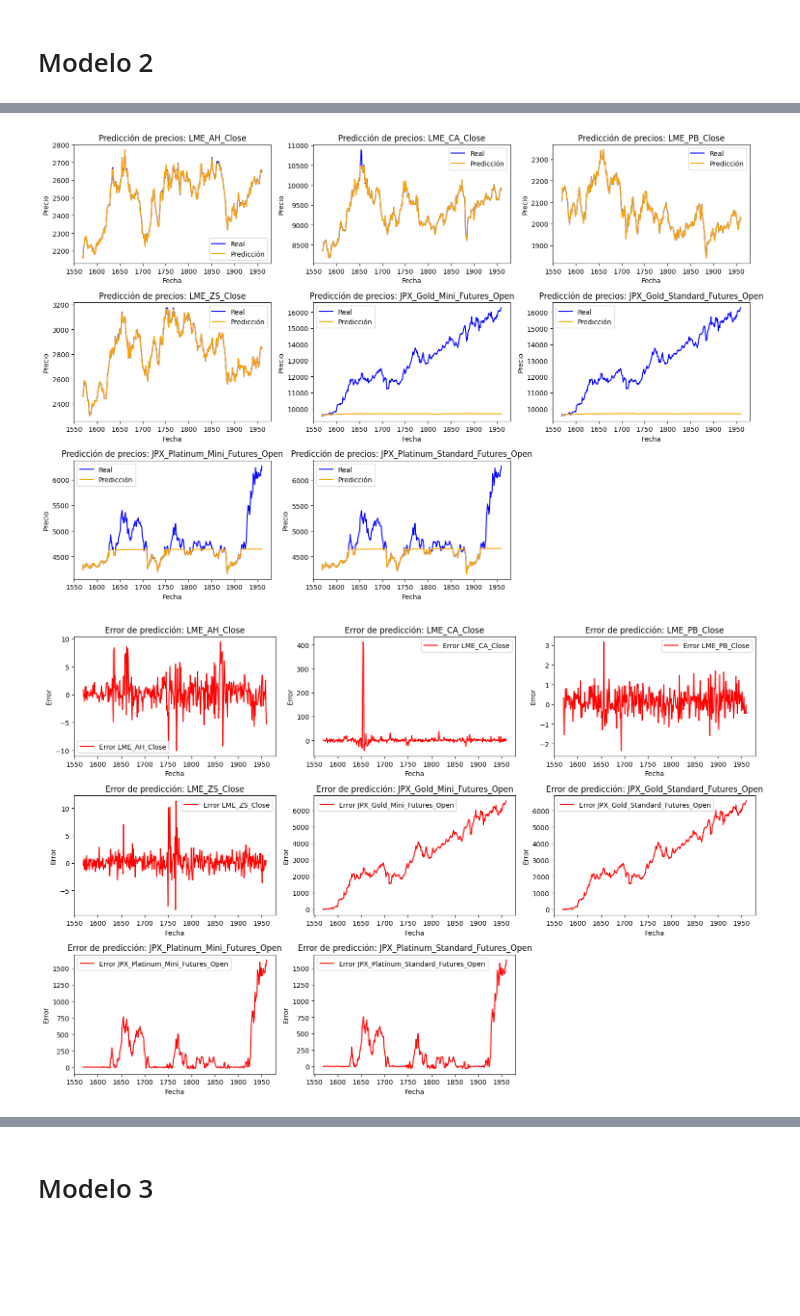
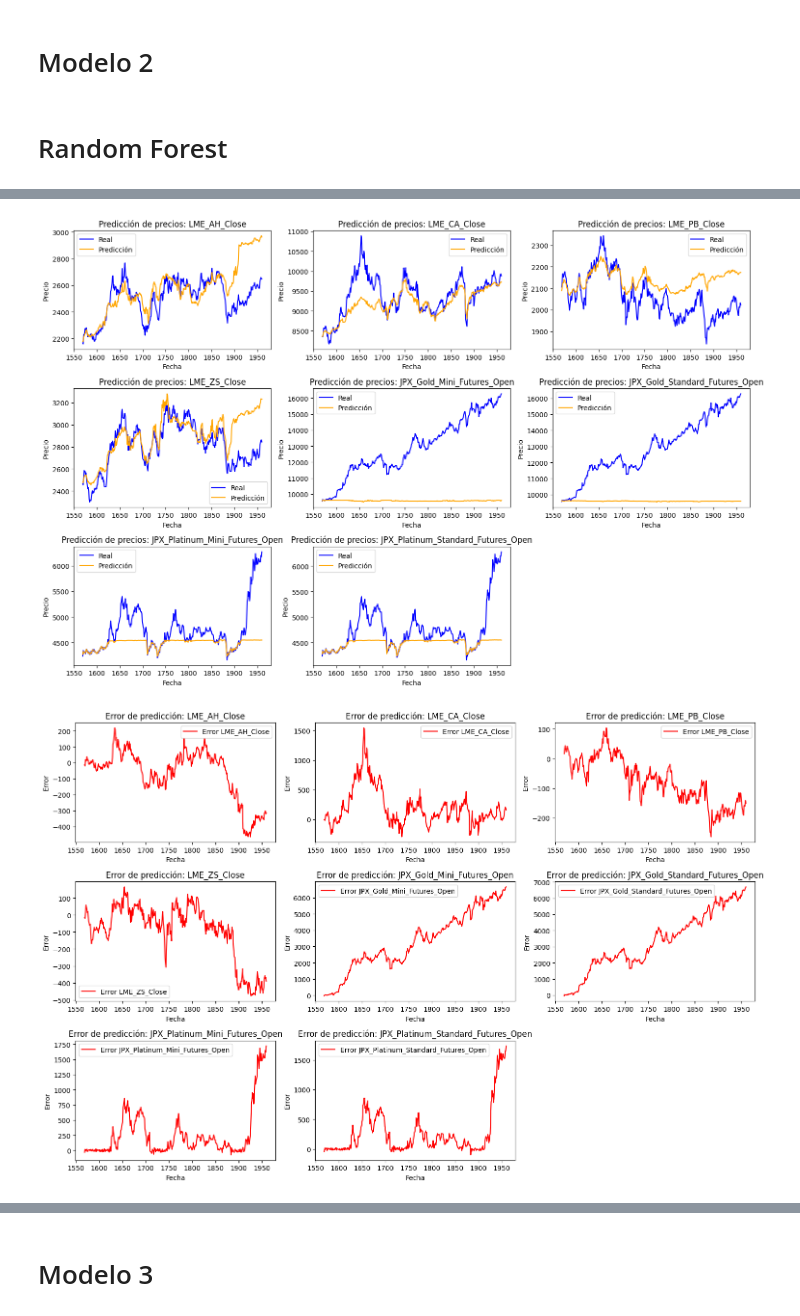
Before and after one commit to PabloSHerrera/Proyecto-2-DS, a Jupyter notebook: Modelados.ipynb, the cells around one changed output, grey strips where cells are left out. Drawn from its saved outputs; the diff is of its cells as text; code cells hidden in the pictures; blank space fills up the shorter version.

Commit message:
Random Forest mejora de predicciones

```diff
--- a/Modelados.ipynb
+++ b/Modelados.ipynb
@@ -426,6 +426,8 @@ RMSE_ret = 0.011088, MAE_ret = 0.008421
 ... (6 outputs left out)
 # %% [markdown]
 # Modelo 2
+# %% [markdown]
+# Random Forest
 # %%
 # Primero importamos las librerías necesarias
 import pandas as pd
@@ -436,7 +438,7 @@ from sklearn.metrics import mean_absolute_error, mean_squared_error
 from sklearn.ensemble import RandomForestRegressor
 
 # Cargar el dataset
-df = pd.read_csv('train.csv')  # Asegúrate de tener la ruta correcta de tu archivo CSV
+df = pd.read_csv('train.csv')
 
 # Limpiar y preprocesar los datos (eliminación de NaN y transformaciones)
 df.ffill(inplace=True)  # Mejor uso de 'ffill' para evitar la advertencia futura
@@ -457,7 +459,7 @@ def create_features(df, target_column, lag=1):
     df_copy = df.copy()
     for i in range(1, lag + 1):
         df_copy[f'lag_{i}'] = df_copy[target_column].shift(i)
-    df_copy.dropna(inplace=True)
+    df_copy.dropna(inplace=True)  # Eliminar filas con valores nulos
     return df_copy
 
 # Inicializar diccionarios para almacenar resultados
@@ -470,19 +472,27 @@ mse_scores = {}
 X = pd.DataFrame()  # Para almacenar todas las características
 y = pd.DataFrame()  # Para almacenar todas las etiquetas
 
+# Crear las características y almacenar los datos en X e y
 for column in columns_to_predict:
-    # Crear características y preparar las columnas de datos
     df_features = create_features(df, column, lag=5)
-    X = pd.concat([X, df_features.drop(column, axis=1)], axis=1)
-    y[column] = df_features[column]
+    X = pd.concat([X, df_features.drop(column, axis=1)], axis=1)  # Características
+    y[column] = df_features[column]  # Etiqueta (precio)
 
 # Dividir los datos en entrenamiento y prueba
 X_train, X_test, y_train, y_test = train_test_split(X, y, test_size=0.2, shuffle=False)
 
-# Crear el modelo Random Forest y entrenar con optimizaciones
+# Crear y entrenar el modelo Random Forest con optimizaciones
 for column in columns_to_predict:
     # Crear el modelo con los parámetros optimizados
-    model = RandomForestRegressor(n_estimators=50, max_depth=10, random_state=42, n_jobs=-1)
+    model = RandomForestRegressor(
+        n_estimators=200,  # Aumentar el número de árboles
+        max_depth=10,      # Profundidad máxima para evitar sobreajuste
+        min_samples_split=5,  # Mínimo de muestras para dividir un nodo
+        min_samples_leaf=5,   # Mínimo de muestras en las hojas
+        max_features='sqrt',  # Usar solo la raíz cuadrada de las características en cada división
+        random_state=42,
+        n_jobs=-1  # Usar todos los núcleos disponibles
+    )
     model.fit(X_train, y_train[column])
 
     # Realizar predicciones
@@ -573,2 +583,2 @@ MSE: 173539.66506842113
-[figure, old version]
+[figure, new version]
-[figure, old version]
+[figure, new version]
```
Also changed, not shown: parts of 1 cell of this notebook.
